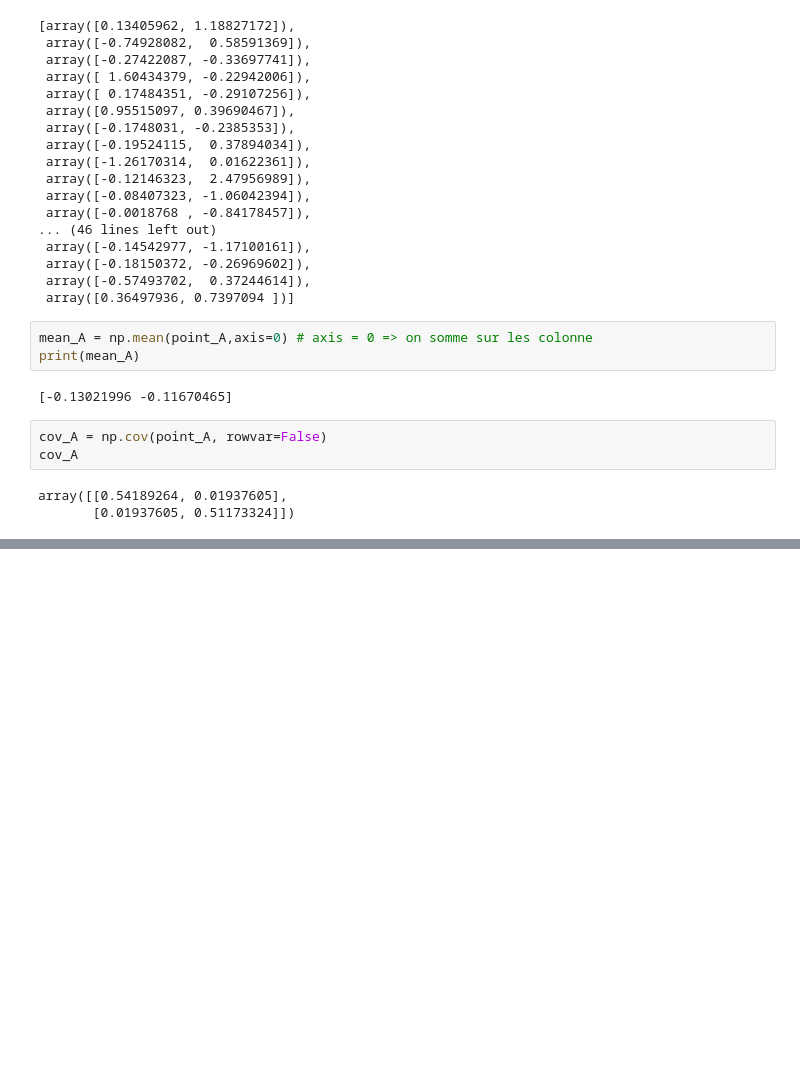
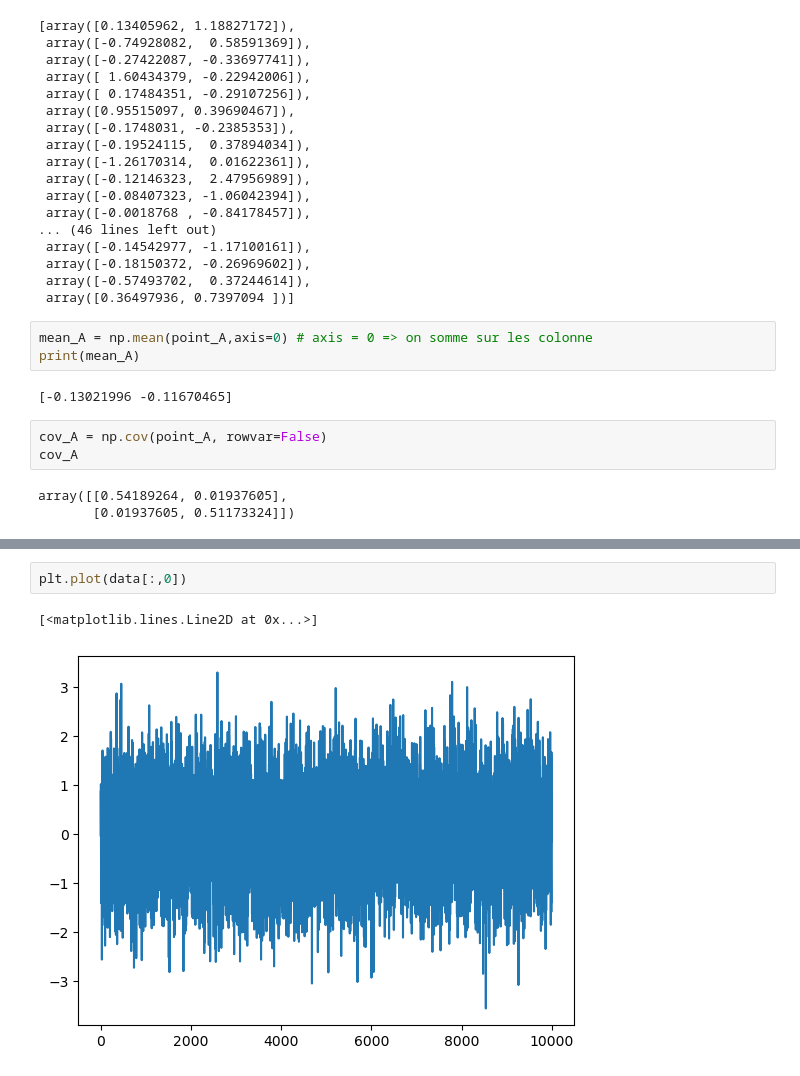
Before and after one commit to tgarnier067/Monte-Carlo-ENSAE, a Jupyter notebook: Exercice_RANDU.ipynb, the cells around one changed output, grey strips where cells are left out. Cells and saved outputs as stored; diff of their text form; blank space fills up the shorter version.

```diff
--- a/Exercice_RANDU.ipynb
+++ b/Exercice_RANDU.ipynb
@@ -185,0 +235,5 @@ array([[0.54189264, 0.01937605],
+# %%
+plt.plot(data[:,0])
+# %% [output]
+[<matplotlib.lines.Line2D at 0x...>]
+[figure, added]
```
Also changed, not shown: parts of 10 cells of this notebook.
